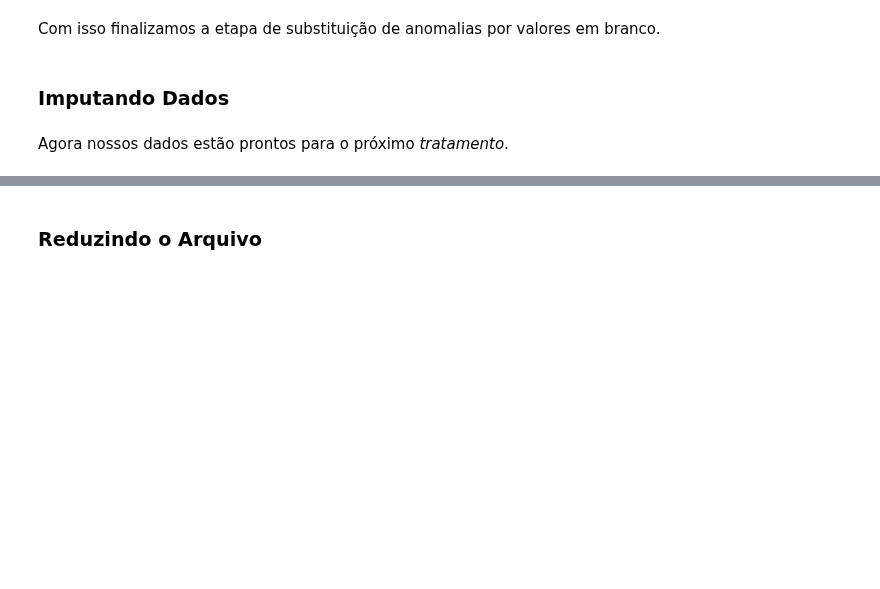
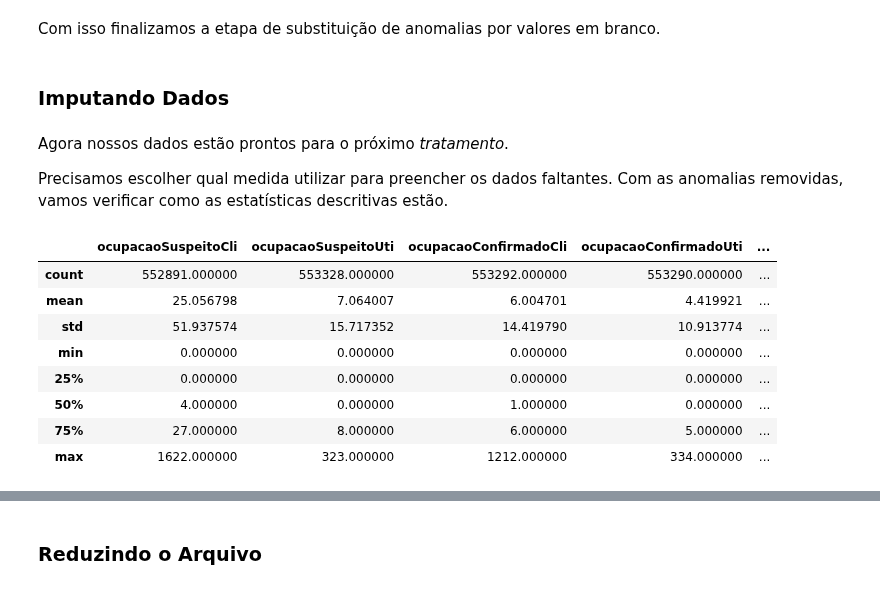
Before and after one commit to lucascorumba/study-projects, a Jupyter notebook: covid-hospital/analysis.ipynb, the cells around one changed output, grey strips where cells are left out. Cells and saved outputs as stored; diff of their text form; code cells hidden in the pictures; blank space fills up the shorter version.

```diff
--- a/covid-hospital/analysis.ipynb
+++ b/covid-hospital/analysis.ipynb
@@ -1076,3 +1076,17 @@ Com isso finalizamos a etapa de substituição de anomalias por valores em branc
 ### Imputando Dados
 # %% [markdown]
 Agora nossos dados estão prontos para o próximo *tratamento*.
+
+Precisamos escolher qual medida utilizar para preencher os dados faltantes. Com as anomalias removidas, vamos verificar como as estatísticas descritivas estão.
+# %%
+df.describe()
+# %% [output]
+|  | ocupacaoSuspeitoCli | ocupacaoSuspeitoUti | ocupacaoConfirmadoCli | ocupacaoConfirmadoUti | ... |
+| count | 552891.000000 | 553328.000000 | 553292.000000 | 553290.000000 | ... |
+| mean | 25.056798 | 7.064007 | 6.004701 | 4.419921 | ... |
+| std | 51.937574 | 15.717352 | 14.419790 | 10.913774 | ... |
+| min | 0.000000 | 0.000000 | 0.000000 | 0.000000 | ... |
+| 25% | 0.000000 | 0.000000 | 0.000000 | 0.000000 | ... |
+| 50% | 4.000000 | 0.000000 | 1.000000 | 0.000000 | ... |
+| 75% | 27.000000 | 8.000000 | 6.000000 | 5.000000 | ... |
+| max | 1622.000000 | 323.000000 | 1212.000000 | 334.000000 | ... |
```
Also changed, not shown: parts of 2 cells of this notebook.
